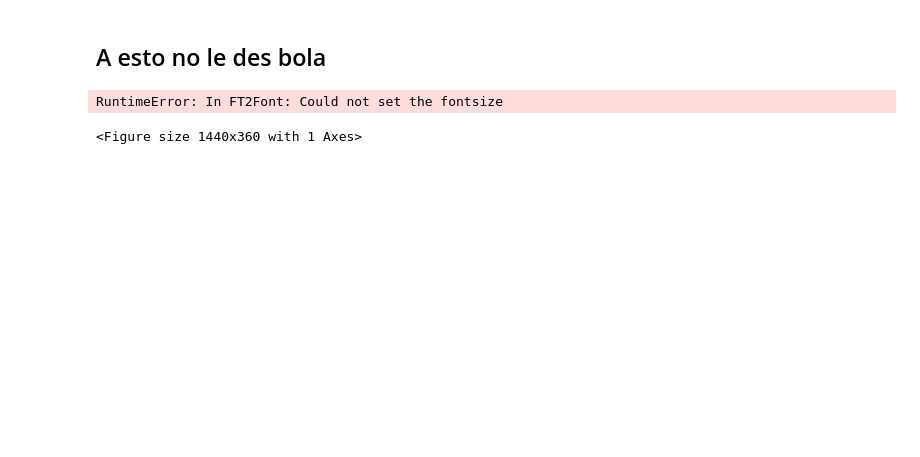
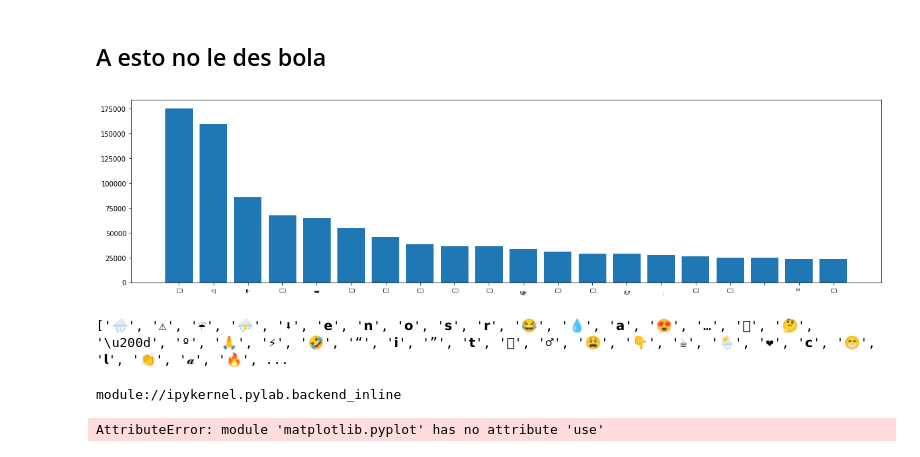
Before and after one commit to agemperador/RELAMPAGO_poster, a Jupyter notebook: Storm_Tweets_RN.ipynb, the cells around one changed output. Saved outputs shown, nothing was run; the diff lists cells and outputs as text; code cells hidden in the pictures; blank space fills up the shorter version.

```diff
--- a/Storm_Tweets_RN.ipynb
+++ b/Storm_Tweets_RN.ipynb
@@ -183,33 +188,42 @@ dick = diccionario(sc['Message'])
 # %% [markdown]
 ## A esto no le des bola
 # %%
+import emoji
+
 emojis = sorted(dick[3].items(),key= lambda  x: x[1],reverse=True)
 labels= []
+emoticonos = []
 frecs = []
 for i in emojis:
-    labels.append(i[0])
+    emoticonos.append(i[0].encode('utf-16', 'surrogatepass').decode('utf-16'))
+    labels.append(emoji.demojize(emoticonos[-1]))
     frecs.append(i[1])
-#print (labels)
+
+
 
 prop = FontProperties(fname='emojione-android.ttf')
-
 
 fig = plt.figure(figsize=(20,5))
 
 p1 = plt.bar(np.arange(len(labels[:20])),frecs[:20])
+pr = plt.rcParams['font.family'] = prop.get_family()
 #plt.text(5,5,labels[1],)
 # Make labels
+"""
 for rect1, label in zip(p1, labels):
     height = rect1.get_height()
     plt.annotate(
         label,
         (rect1.get_x() + rect1.get_width()/2, height+5),
         ha="center",
         va="bottom",
         fontsize=10,
-        fontproperties=prop
-)
+        #fontproperties = prop
+)"""
+
+plt.xticks(np.arange(len(labels[:20])),labels=emoticonos,rotation = 90)
 plt.show()
+print(emoticonos)
 # %% [output]
+[figure, added]
-RuntimeError: In FT2Font: Could not set the fontsize
+['🌧', '⚠', '☔', '⛈', '⬇', '𝗲', '𝗻', '𝗼', '𝘀', '𝗿', '😂', '💧', '𝗮', '😍', '…', '🏻', '🤔', '\u200d', 'º', '🙏', '⚡', '🤣', '“', '𝗶', '”', '𝘁', '🏼', '♂', '😩', '👇', '☕', '🌦', '❤', '𝗰', '😁', '𝗹', '👏', '𝓪', '🔥', ...
-<Figure size 1440x360 with 1 Axes>
@@ -218,3 +230,9 @@ import cairo
+# %%
+print(plt.get_backend())
+plt.use("module://mplcairo.macosx")
+# %% [output]
+module://ipykernel.pylab.backend_inline
+AttributeError: module 'matplotlib.pyplot' has no attribute 'use'
 # %%
 import io
 
```
Also changed, not shown: parts of 12 cells of this notebook.
